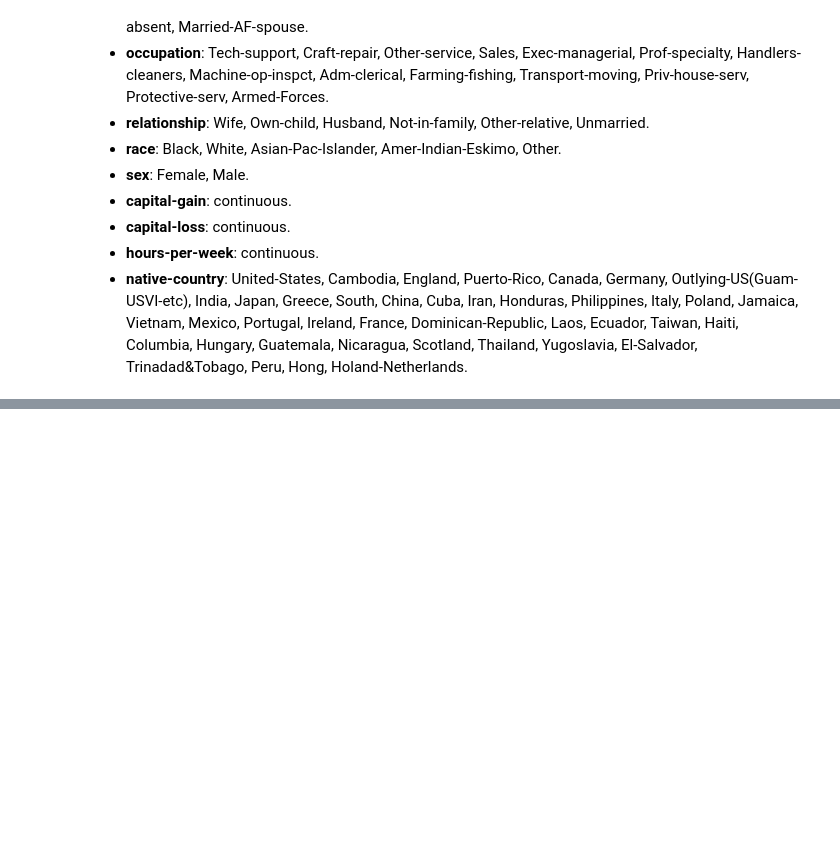
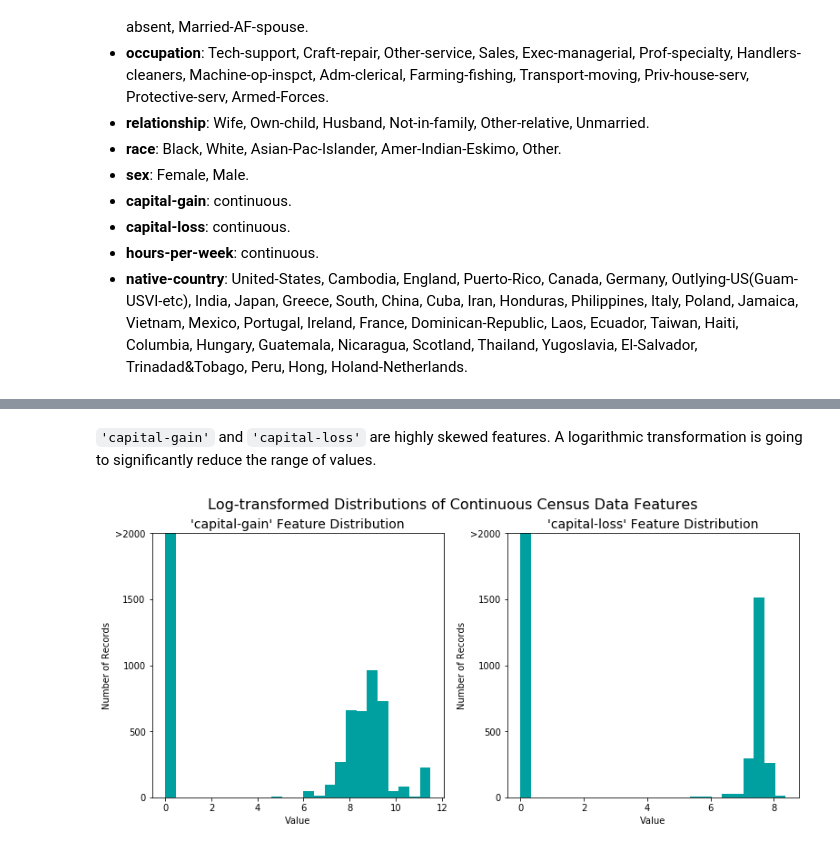
Before and after one commit to dvokinsark/ML-Charity-competition, a Jupyter notebook: finding_donors.ipynb, the cells around one changed output, grey strips where cells are left out. Drawn from its saved outputs; the diff is of its cells as text; code cells hidden in the pictures; blank space fills up the shorter version.

```diff
--- a/finding_donors.ipynb
+++ b/finding_donors.ipynb
@@ -80,0 +94,12 @@ sn.factorplot('income', 'capital-gain', hue='sex', data = data,
+# %% [markdown]
+`'capital-gain'` and `'capital-loss'` are highly skewed features. A logarithmic transformation is going to significantly reduce the range of values.
+# %%
+# log-transfrom the skewed features
+skewed = ['capital-gain', 'capital-loss']
+features_log_transformed = pd.DataFrame(data = features_raw)
+features_log_transformed[skewed] = features_raw[skewed].apply(lambda x: np.log(x + 1))
+
+# visualize the new log distributions
+vs.distribution(features_log_transformed, transformed=True)
+# %% [output]
+[figure, added]
```
Also changed, not shown: parts of 12 cells of this notebook, 1 other file.
